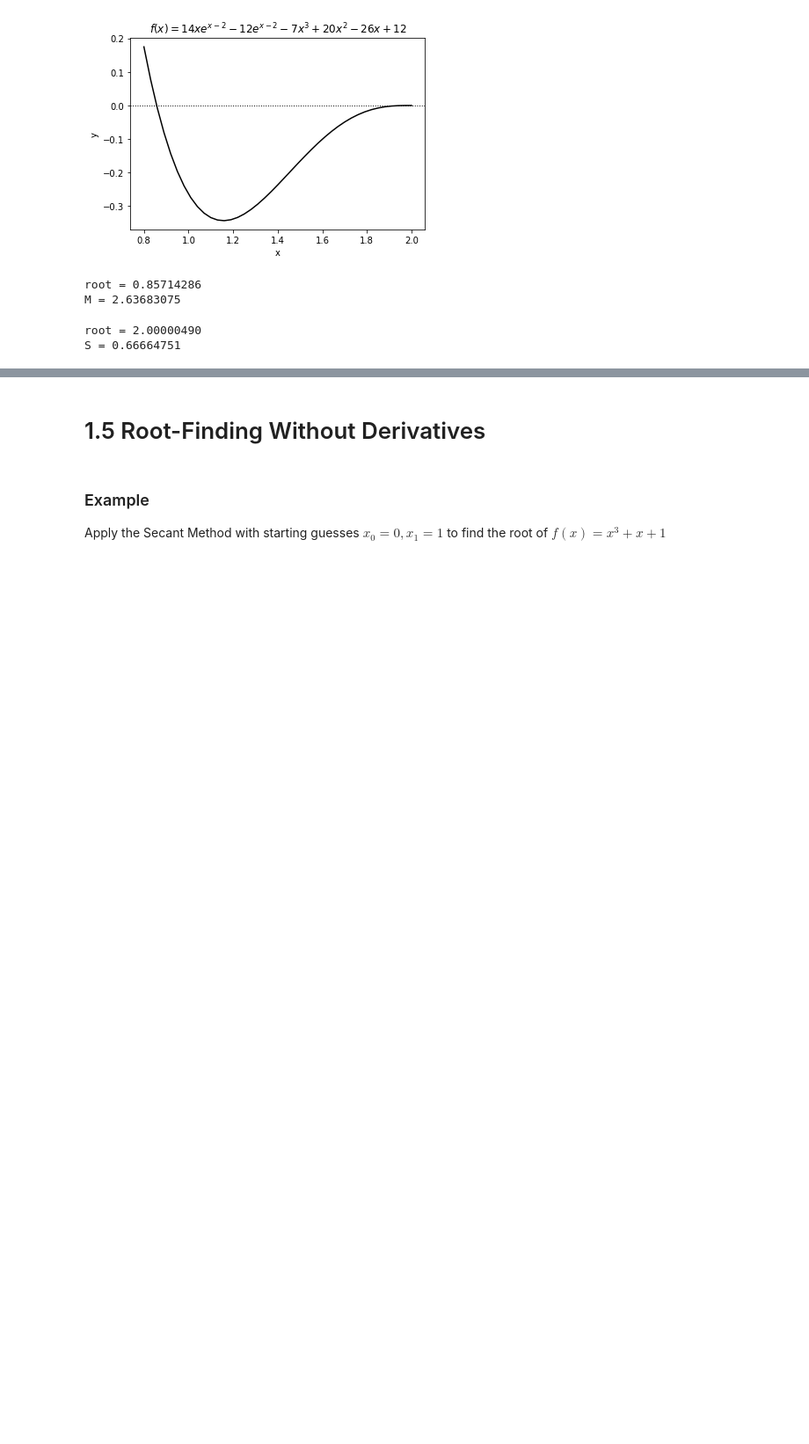
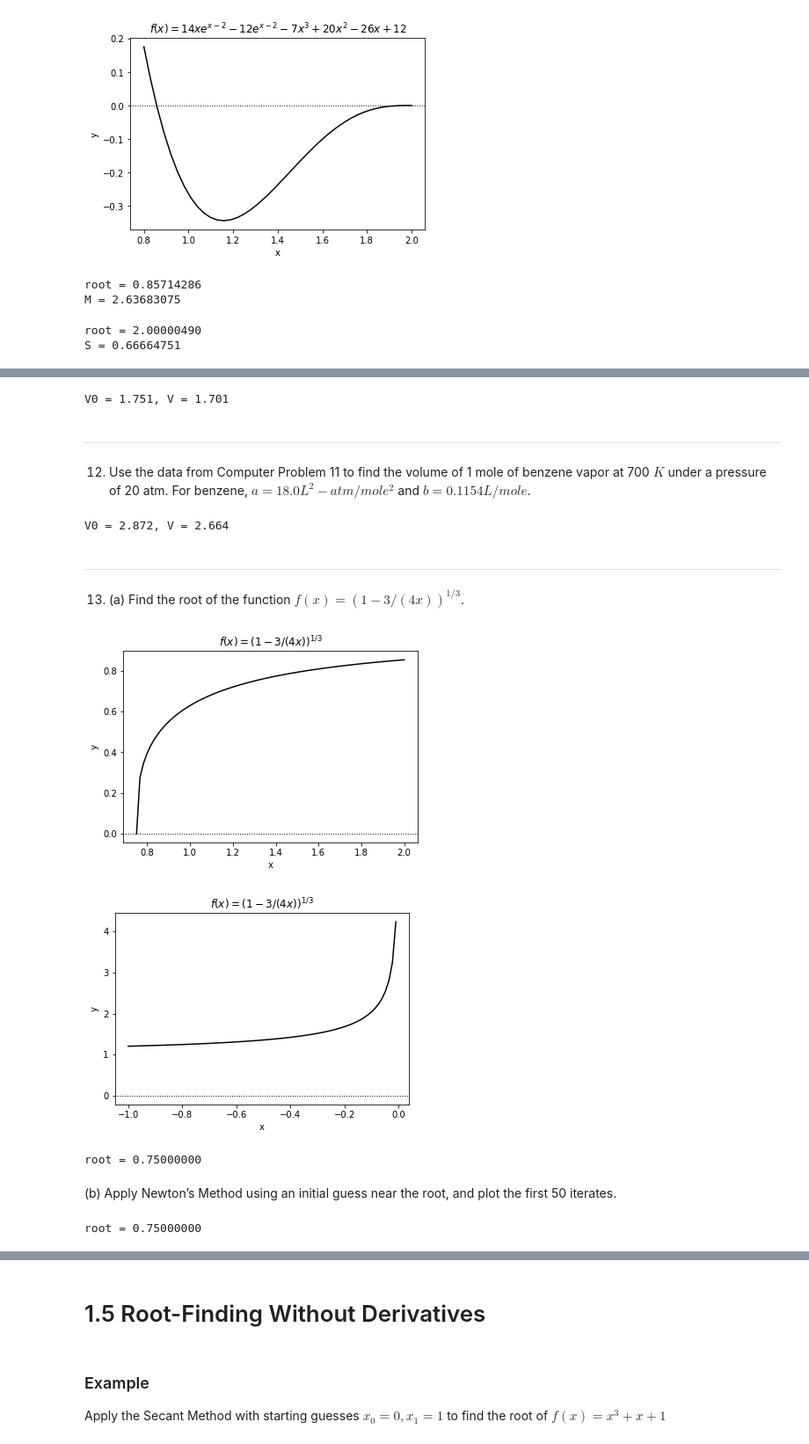
Before and after one commit to Jim00000/Numerical-Analysis, a Jupyter notebook: 1_Solving_Equations.ipynb, the cells around one changed output, grey strips where cells are left out. Shown at 88% size. Drawn from its saved outputs; the diff is of its cells as text; code cells hidden in the pictures; blank space fills up the shorter version.

```diff
--- a/1_Solving_Equations.ipynb
+++ b/1_Solving_Equations.ipynb
@@ -1552,0 +1608,53 @@ S = 0.66664751
+# %%
+vanderWaals = lambda P, V, T, R, n, a, b : (P + np.power(n, 2) * a / np.power(V, 2)) * (V - n * b) - n * R * T
+dvanderWaals = lambda P, V, n, a, b : P + a * np.power(n, 2) / np.power(V, 2) - 2 * a * np.power(n, 2) * (V - b * n) / np.power(V, 3)
+f = lambda x : vanderWaals(P = 15.0, V = x, T = 320.0, R = 0.0820578, n = 1.0, a = 1.36, b = 0.003183)
+df = lambda x : dvanderWaals(P = 15.0, V = x, n = 1.0, a = 1.36, b = 0.003183)
+V0 = 1 * 0.0820578 * 320.0 / 15.0
+
+root = scipy.optimize.newton(f, V0, df)
+print('V0 = {:.3f}, V = {:.3f}'.format(V0, root))
+# %% [output]
+V0 = 1.751, V = 1.701
+# %% [markdown]
+---
+12.  Use the data from Computer Problem 11 to find the volume of 1 mole of benzene vapor at 700 $K$ under a pressure of 20 atm. For benzene, $a = 18.0 L^2-atm/mole^2$ and $b = 0.1154 L/mole$.
+# %%
+f = lambda x : vanderWaals(P = 20.0, V = x, T = 700.0, R = 0.0820578, n = 1.0, a = 18.0, b = 0.1154)
+df = lambda x : dvanderWaals(P = 20.0, V = x, n = 1.0, a = 18.0, b = 0.1154)
+V0 = 1 * 0.0820578 * 700.0 / 20.0
+
+root = scipy.optimize.newton(f, V0, df)
+print('V0 = {:.3f}, V = {:.3f}'.format(V0, root))
+# %% [output]
+V0 = 2.872, V = 2.664
+# %% [markdown]
+---
+13. (a) Find the root of the function $f(x) = (1 - 3 / (4x))^{1/3}$.
+# %%
+f = lambda x : np.power(1 - 3 / (4 * x), 1 / 3)
+
+xpts = np.linspace(0.75, 2, 80)
+ypts = f(xpts)
+
+myplot(xpts, ypts, '$f(x) = (1 - 3 / (4x))^{1/3}$')
+
+xpts = np.linspace(-1, -1e-2, 80)
+ypts = f(xpts)
+
+myplot(xpts, ypts, '$f(x) = (1 - 3 / (4x))^{1/3}$')
+
+print('root = {:.8f}'.format(3 / 4))
+# %% [output]
+[figure, added]
+[figure, added]
+root = 0.75000000
+# %% [markdown]
+(b) Apply Newton’s Method using an initial guess near the root, and plot the first 50 iterates.
+# %%
+f = lambda x : np.power(1 - 3 / (4 * x), 1 / 3)
+df = lambda x : 1 / (4 * np.power(x, 2) * np.power(1 - 3 / (4 * x), 2 / 3))
+root = scipy.optimize.newton(f, 1.0, df)
+print('root = {:.8f}'.format(3 / 4))
+# %% [output]
+root = 0.75000000
```
Also changed, not shown: parts of 24 cells of this notebook.
